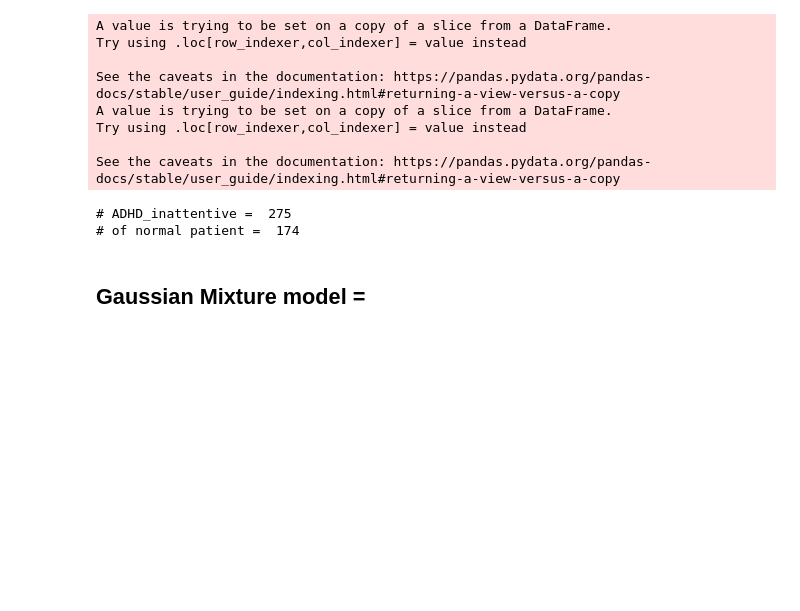
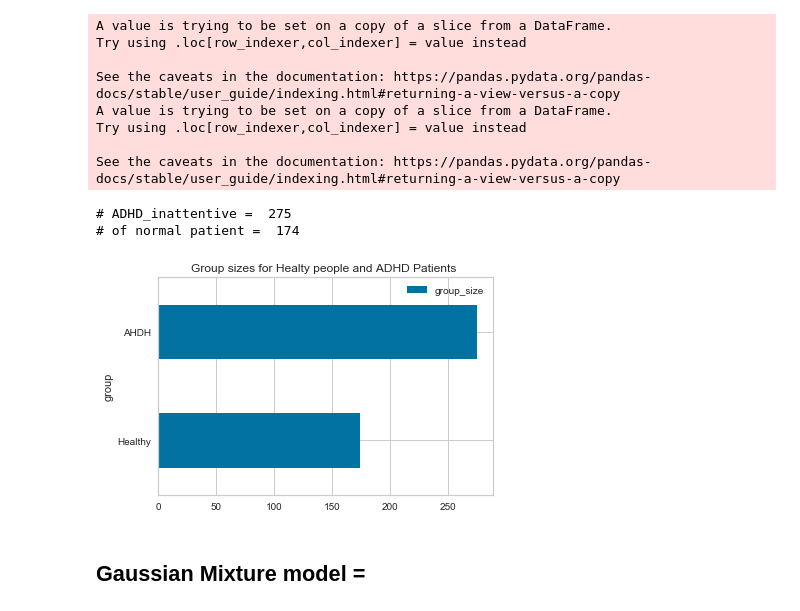
Before and after one commit to pauldelacour/data_sc_lab, a Jupyter notebook: task_02/plot_dis/Gaussian Mixture model.ipynb, the cells around one changed output. Cells and saved outputs as stored; diff of their text form; code cells hidden in the pictures; blank space fills up the shorter version.

```diff
--- a/task_02/plot_dis/Gaussian Mixture model.ipynb
+++ b/task_02/plot_dis/Gaussian Mixture model.ipynb
@@ -86,6 +91,18 @@ print('# of normal patient = ' , np.sum(df_adhd_spectro.adhd_in == 0))
 # %% [output]
 # ADHD_inattentive =  275
 # of normal patient =  174
+# %%
+num_adhd = np.sum(df_adhd_spectro.adhd_in == 1)
+num_healthy = np.sum(df_adhd_spectro.adhd_in == 0)
+
+
+df = pd.DataFrame({'group': ['Healthy', 'AHDH'], 'group_size': [num_healthy,num_adhd]})
+ax = df.plot.barh(x='group', y='group_size')
+plt.title('Group sizes for Healty people and ADHD Patients ')
+plt.barh(df.group_size, width = 2)
+plt.savefig('group_sizes_healthy_adhd.png')
+# %% [output]
+[figure, added]
 # %% [markdown]
 ## Gaussian Mixture model =
 # %%
```
Also changed, not shown: parts of 7 cells of this notebook, 7 other files.
